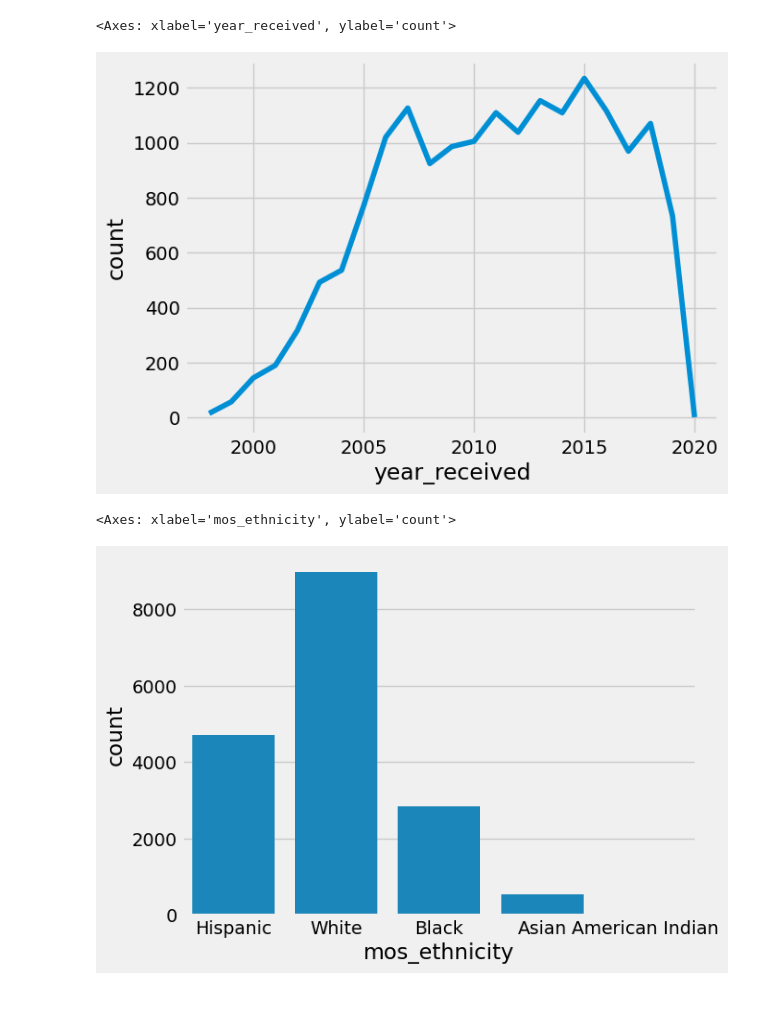
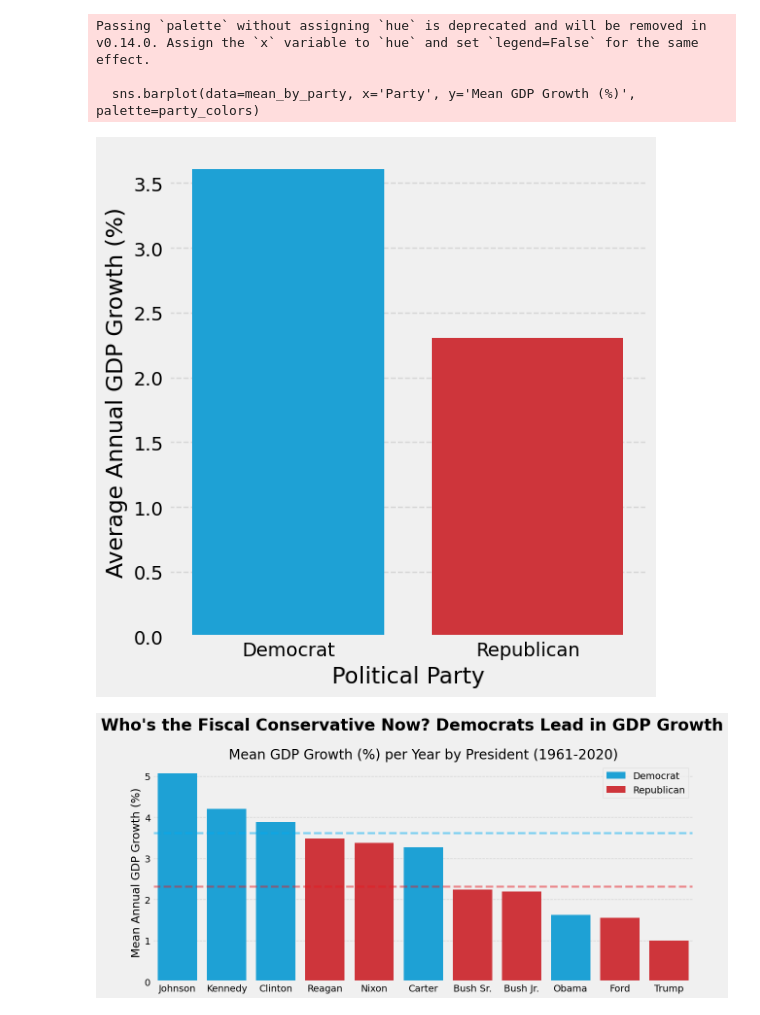
Before and after one commit to vdanielb/groceryDB-visualizations, a Jupyter notebook: Proj_2/Viz.ipynb, the cells around one changed output. Drawn from its saved outputs; the diff is of its cells as text; code cells hidden in the pictures.

```diff
--- a/Proj_2/Viz.ipynb
+++ b/Proj_2/Viz.ipynb
@@ -209,10 +18,0 @@ black_complaints = complaints[(complaints['complainant_ethnicity']=='Black')]
-# %%
-sns.lineplot(black_complaints['year_received'].value_counts())
-# %% [output]
-<Axes: xlabel='year_received', ylabel='count'>
-[figure, removed]
-# %%
-sns.countplot(black_complaints, x='mos_ethnicity')
-# %% [output]
-<Axes: xlabel='mos_ethnicity', ylabel='count'>
-[figure, removed]
@@ -218,0 +96,44 @@ sns.countplot(black_complaints, x='mos_ethnicity')
+# %%
+mean_by_party = term_df.groupby('Party')['Mean GDP Growth (%)'].mean().reset_index()
+mean_by_party['Mean GDP Growth (%)'] = mean_by_party['Mean GDP Growth (%)']
+plt.figure(figsize=(6, 6))
+sns.barplot(data=mean_by_party, x='Party', y='Mean GDP Growth (%)', palette=party_colors)
+
+plt.title('')
+plt.ylabel('Average Annual GDP Growth (%)')
+plt.xlabel('Political Party')
+plt.grid(axis='y', linestyle='--', alpha=0.7)
+plt.tight_layout()
+plt.show()
+# %% [output]
+Passing `palette` without assigning `hue` is deprecated and will be removed in v0.14.0. Assign the `x` variable to `hue` and set `legend=False` for the same effect.
+
+  sns.barplot(data=mean_by_party, x='Party', y='Mean GDP Growth (%)', palette=party_colors)
+[figure, added]
+# %%
+# Sort by GDP growth for better readability
+term_df_sorted = term_df.sort_values('Mean GDP Growth (%)', ascending=False)
+
+plt.figure(figsize=(12, 6))
+sns.barplot(data=term_df_sorted, x='President', y='Mean GDP Growth (%)', hue='Party',
+            palette=party_colors, dodge=False)
+
+# Add mean lines per party
+for party, color in party_colors.items():
+    gr = mean_by_party[mean_by_party['Party']==party]['Mean GDP Growth (%)'].iloc[0]
+    plt.axhline(gr, color=color, linestyle='--', linewidth=3,
+                #label=f'{party} Mean: {gr:.2f}%',
+                alpha=0.5)
+
+plt.suptitle('Who\'s the Fiscal Conservative Now? Democrats Lead in GDP Growth', fontsize=24, fontweight='bold')
+
+plt.title('Mean GDP Growth (%) per Year by President (1961-2020)')
+plt.ylabel('Mean Annual GDP Growth (%)')
+plt.xlabel('')
+#plt.xticks(rotation=45, ha='right')
+plt.grid(axis='y', linestyle='--', alpha=0.7)
+plt.legend()
+plt.tight_layout()
+plt.show()
+# %% [output]
+[figure, added]
```
Also changed, not shown: parts of 21 cells of this notebook, 5 other files.
